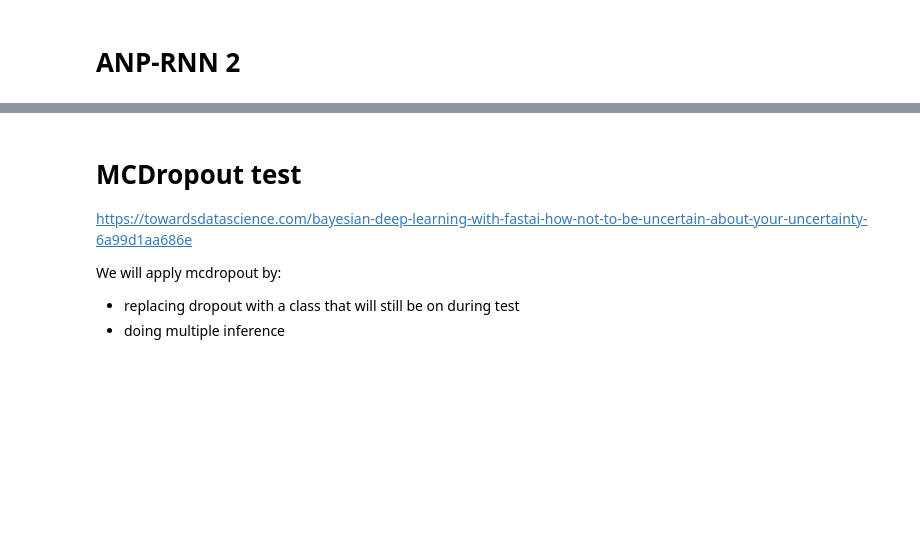
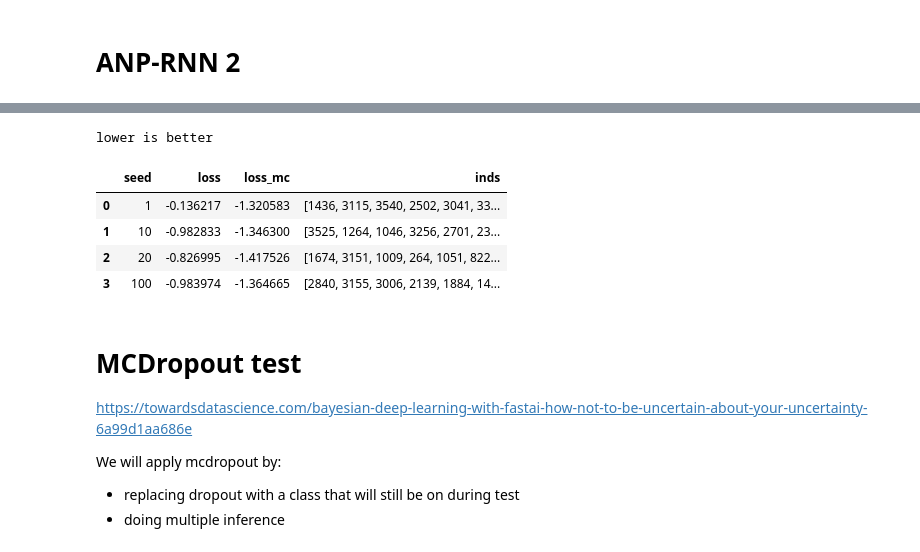
Before and after one commit to wassname/attentive-neural-processes, a Jupyter notebook: smartmeters-ANP-RNN-mcdropout.ipynb, the cells around one changed output, grey strips where cells are left out. Cells and saved outputs as stored; diff of their text form; code cells hidden in the pictures; blank space fills up the shorter version.

```diff
--- a/smartmeters-ANP-RNN-mcdropout.ipynb
+++ b/smartmeters-ANP-RNN-mcdropout.ipynb
@@ -373,3 +366,16 @@ step val 0, {'val_loss': '1.012698769569397', 'val/kl': '0.4999396800994873', 'v
+# %%
+df_result = pd.DataFrame(results)
+df_result['loss'] = df_result['loss'].astype(float)
+df_result['loss_mc'] = df_result['loss_mc'].astype(float)
+print('lower is better')
+df_result
+# %% [output]
+lower is better
+|  | seed | loss | loss_mc | inds |
+| 0 | 1 | -0.136217 | -1.320583 | [1436, 3115, 3540, 2502, 3041, 33... |
+| 1 | 10 | -0.982833 | -1.346300 | [3525, 1264, 1046, 3256, 2701, 23... |
+| 2 | 20 | -0.826995 | -1.417526 | [1674, 3151, 1009, 264, 1051, 822... |
+| 3 | 100 | -0.983974 | -1.364665 | [2840, 3155, 3006, 2139, 1884, 14... |
 # %% [markdown]
 # MCDropout test
 
```
Also changed, not shown: parts of 10 cells of this notebook.
